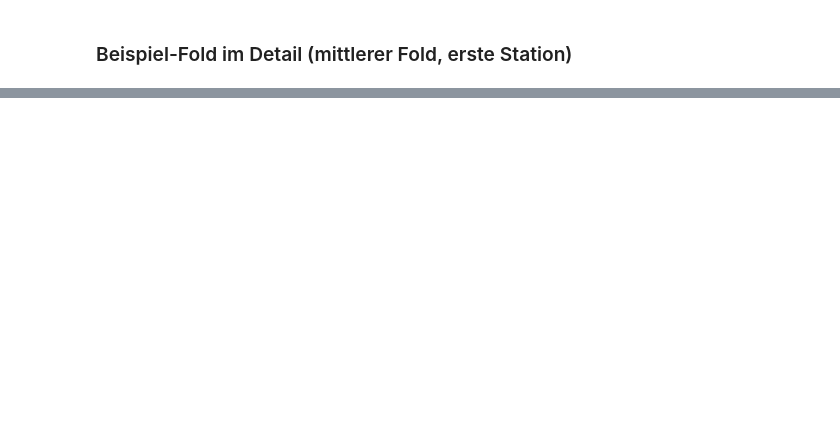
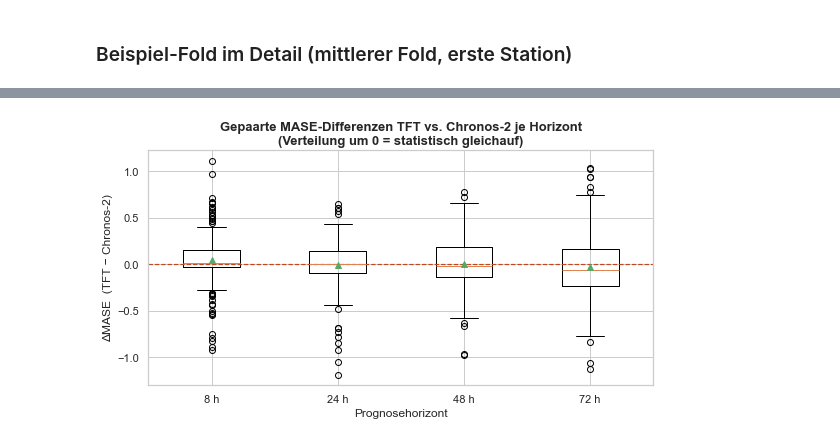
Before and after one commit to Bettina2805/AIForBusinessPrognosis_fv, a Jupyter notebook: Capstone Projekt/notebooks_fv/05_Modellvergleich_all.ipynb, the cells around one changed output, grey strips where cells are left out. Drawn from its saved outputs; the diff is of its cells as text; code cells hidden in the pictures; blank space fills up the shorter version.

```diff
--- a/Capstone Projekt/notebooks_fv/05_Modellvergleich_all.ipynb
+++ b/Capstone Projekt/notebooks_fv/05_Modellvergleich_all.ipynb
@@ -777,0 +1034,27 @@ plt.legend(loc="best"); plt.grid(alpha=0.3); plt.tight_layout(); plt.show()
+# %%
+from scipy import stats
+
+def paarvergleich_horizont(tab, modell_a, modell_b, metrik="MASE"):
+    """Paarweiser Vergleich zweier Modelle je Horizont auf den (Fold, Station)-Einheiten.
+    Delta = metrik(a) - metrik(b); Delta < 0 => Modell a hat den kleineren Fehler (besser).
+    Wilcoxon-Vorzeichen-Rang-Test (verteilungsfrei) + gepaarter t-Test, plus Trefferquote."""
+    zeilen = []
+    for h in [f"{b} h" for b in HORIZONTE]:
+        s = tab[tab["Horizont"] == h]
+        pa = s[s["Modell"] == modell_a].set_index(["Fold", "Station"])[metrik]
+        pb = s[s["Modell"] == modell_b].set_index(["Fold", "Station"])[metrik]
+        paar = pd.concat([pa, pb], axis=1, keys=["a", "b"]).dropna()
+        diff = paar["a"] - paar["b"]
+        n = len(diff)
+        winrate = float((diff < 0).mean()) if n else float("nan")
+        wp = stats.wilcoxon(diff).pvalue if (n > 0 and diff.abs().sum() > 0) else float("nan")
+        tp = stats.ttest_rel(paar["a"], paar["b"]).pvalue if n > 1 else float("nan")
+        zeilen.append({"Horizont": h, "n": n,
+                       f"Δ{metrik} (a−b)": round(diff.mean(), 3) if n else float("nan"),
+                       f"{modell_a} besser %": round(100 * winrate) if n else float("nan"),
+                       "p (Wilcoxon)": round(wp, 3), "p (t-Test)": round(tp, 3)})
+    return pd.DataFrame(zeilen)
+
+for a, b in [("TFT", "Chronos-2"), ("TFT", "Prophet (PP)"), ("Chronos-2", "Prophet (PP)")]:
+    print(f"\n=== {a} vs. {b}   (Δ<0 → {a} besser) ===")
+    print(paarvergleich_horizont(tabelle_rolling, a, b).to_string(index=False))
@@ -777,0 +1082,20 @@ plt.legend(loc="best"); plt.grid(alpha=0.3); plt.tight_layout(); plt.show()
+# %%
+# Visualisierung: gepaarte MASE-Differenzen TFT − Chronos-2 je Horizont (Verteilung um 0)
+_paare, _labels = [], [f"{b} h" for b in HORIZONTE]
+for h in _labels:
+    s = tabelle_rolling[tabelle_rolling["Horizont"] == h]
+    pa = s[s["Modell"] == "TFT"].set_index(["Fold", "Station"])["MASE"]
+    pb = s[s["Modell"] == "Chronos-2"].set_index(["Fold", "Station"])["MASE"]
+    _paare.append((pa - pb).dropna().values)
+
+fig, ax = plt.subplots(figsize=(8, 4.5))
+ax.boxplot(_paare, labels=_labels, showmeans=True)
+ax.axhline(0, color=RUST, ls="--", lw=1.2)
+ax.set_ylabel("ΔMASE  (TFT − Chronos-2)"); ax.set_xlabel("Prognosehorizont")
+ax.set_title("Gepaarte MASE-Differenzen TFT vs. Chronos-2 je Horizont\n"
+             "(Verteilung um 0 = statistisch gleichauf)", fontweight="bold")
+plt.tight_layout()
+plt.savefig("../grafiken/signifikanz_tft_vs_chronos.png", dpi=130, bbox_inches="tight")
+plt.show()
+# %% [output]
+[figure, added]
```
Also changed, not shown: parts of 30 cells of this notebook, 33 other files.
